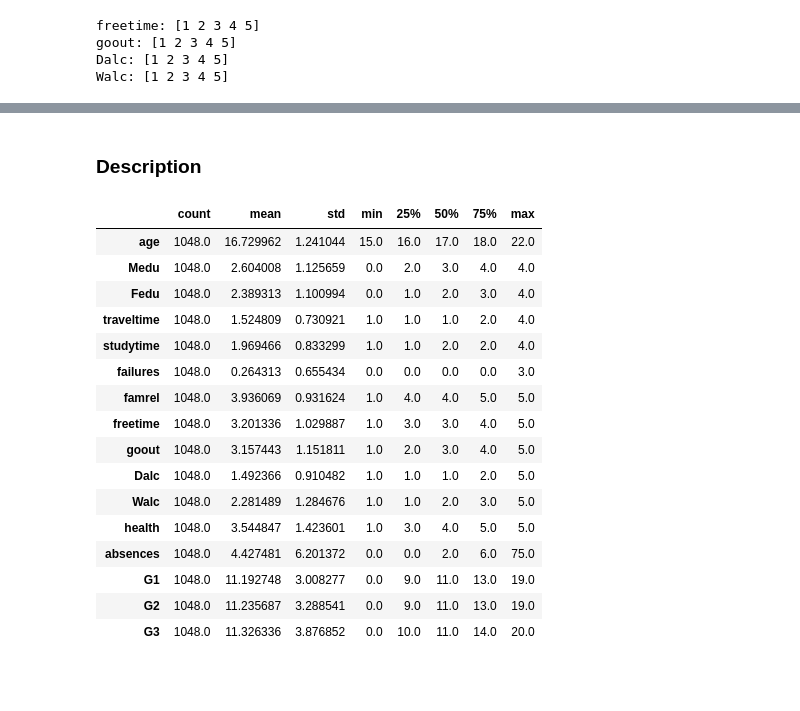
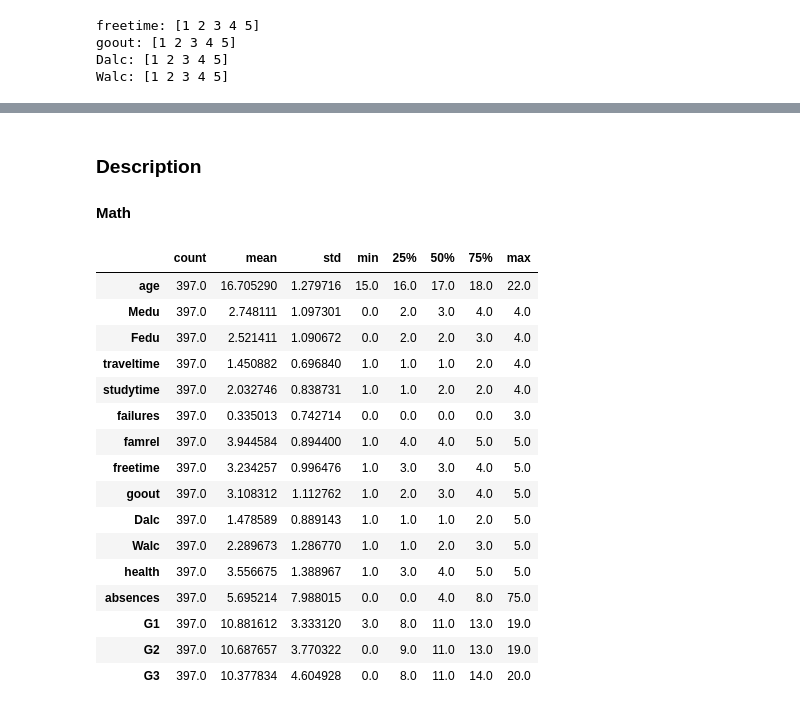
Before and after one commit to ubco-W2022T1-cosc301/project-group05, a Jupyter notebook: notebooks/analysis2.ipynb, the cells around one changed output, grey strips where cells are left out. Saved outputs shown, nothing was run; the diff lists cells and outputs as text; code cells hidden in the pictures; blank space fills up the shorter version.

Commit message:
i#17 | Finished task 1 with data visualizations.

```diff
--- a/notebooks/analysis2.ipynb
+++ b/notebooks/analysis2.ipynb
@@ -200,23 +207,23 @@ G1, G2, G3 columns are not obvious but are unique to our dataset and are the mai
 # %% [markdown]
 ### Description
+#### Math
 # %%
-#Describe our data
-df.describe().T
+df[df['subject'] == "math"].describe().T
 # %% [output]
 |  | count | mean | std | min | 25% | 50% | 75% | max |
-| age | 1048.0 | 16.729962 | 1.241044 | 15.0 | 16.0 | 17.0 | 18.0 | 22.0 |
-| Medu | 1048.0 | 2.604008 | 1.125659 | 0.0 | 2.0 | 3.0 | 4.0 | 4.0 |
-| Fedu | 1048.0 | 2.389313 | 1.100994 | 0.0 | 1.0 | 2.0 | 3.0 | 4.0 |
-| traveltime | 1048.0 | 1.524809 | 0.730921 | 1.0 | 1.0 | 1.0 | 2.0 | 4.0 |
-| studytime | 1048.0 | 1.969466 | 0.833299 | 1.0 | 1.0 | 2.0 | 2.0 | 4.0 |
-| failures | 1048.0 | 0.264313 | 0.655434 | 0.0 | 0.0 | 0.0 | 0.0 | 3.0 |
-| famrel | 1048.0 | 3.936069 | 0.931624 | 1.0 | 4.0 | 4.0 | 5.0 | 5.0 |
-| freetime | 1048.0 | 3.201336 | 1.029887 | 1.0 | 3.0 | 3.0 | 4.0 | 5.0 |
-| goout | 1048.0 | 3.157443 | 1.151811 | 1.0 | 2.0 | 3.0 | 4.0 | 5.0 |
-| Dalc | 1048.0 | 1.492366 | 0.910482 | 1.0 | 1.0 | 1.0 | 2.0 | 5.0 |
-| Walc | 1048.0 | 2.281489 | 1.284676 | 1.0 | 1.0 | 2.0 | 3.0 | 5.0 |
-| health | 1048.0 | 3.544847 | 1.423601 | 1.0 | 3.0 | 4.0 | 5.0 | 5.0 |
-| absences | 1048.0 | 4.427481 | 6.201372 | 0.0 | 0.0 | 2.0 | 6.0 | 75.0 |
-| G1 | 1048.0 | 11.192748 | 3.008277 | 0.0 | 9.0 | 11.0 | 13.0 | 19.0 |
-| G2 | 1048.0 | 11.235687 | 3.288541 | 0.0 | 9.0 | 11.0 | 13.0 | 19.0 |
-| G3 | 1048.0 | 11.326336 | 3.876852 | 0.0 | 10.0 | 11.0 | 14.0 | 20.0 |
+| age | 397.0 | 16.705290 | 1.279716 | 15.0 | 16.0 | 17.0 | 18.0 | 22.0 |
+| Medu | 397.0 | 2.748111 | 1.097301 | 0.0 | 2.0 | 3.0 | 4.0 | 4.0 |
+| Fedu | 397.0 | 2.521411 | 1.090672 | 0.0 | 2.0 | 2.0 | 3.0 | 4.0 |
+| traveltime | 397.0 | 1.450882 | 0.696840 | 1.0 | 1.0 | 1.0 | 2.0 | 4.0 |
+| studytime | 397.0 | 2.032746 | 0.838731 | 1.0 | 1.0 | 2.0 | 2.0 | 4.0 |
+| failures | 397.0 | 0.335013 | 0.742714 | 0.0 | 0.0 | 0.0 | 0.0 | 3.0 |
+| famrel | 397.0 | 3.944584 | 0.894400 | 1.0 | 4.0 | 4.0 | 5.0 | 5.0 |
+| freetime | 397.0 | 3.234257 | 0.996476 | 1.0 | 3.0 | 3.0 | 4.0 | 5.0 |
+| goout | 397.0 | 3.108312 | 1.112762 | 1.0 | 2.0 | 3.0 | 4.0 | 5.0 |
+| Dalc | 397.0 | 1.478589 | 0.889143 | 1.0 | 1.0 | 1.0 | 2.0 | 5.0 |
+| Walc | 397.0 | 2.289673 | 1.286770 | 1.0 | 1.0 | 2.0 | 3.0 | 5.0 |
+| health | 397.0 | 3.556675 | 1.388967 | 1.0 | 3.0 | 4.0 | 5.0 | 5.0 |
+| absences | 397.0 | 5.695214 | 7.988015 | 0.0 | 0.0 | 4.0 | 8.0 | 75.0 |
+| G1 | 397.0 | 10.881612 | 3.333120 | 3.0 | 8.0 | 11.0 | 13.0 | 19.0 |
+| G2 | 397.0 | 10.687657 | 3.770322 | 0.0 | 9.0 | 11.0 | 13.0 | 19.0 |
+| G3 | 397.0 | 10.377834 | 4.604928 | 0.0 | 8.0 | 11.0 | 14.0 | 20.0 |
```
Also changed, not shown: parts of 51 cells of this notebook, 1 other file.
